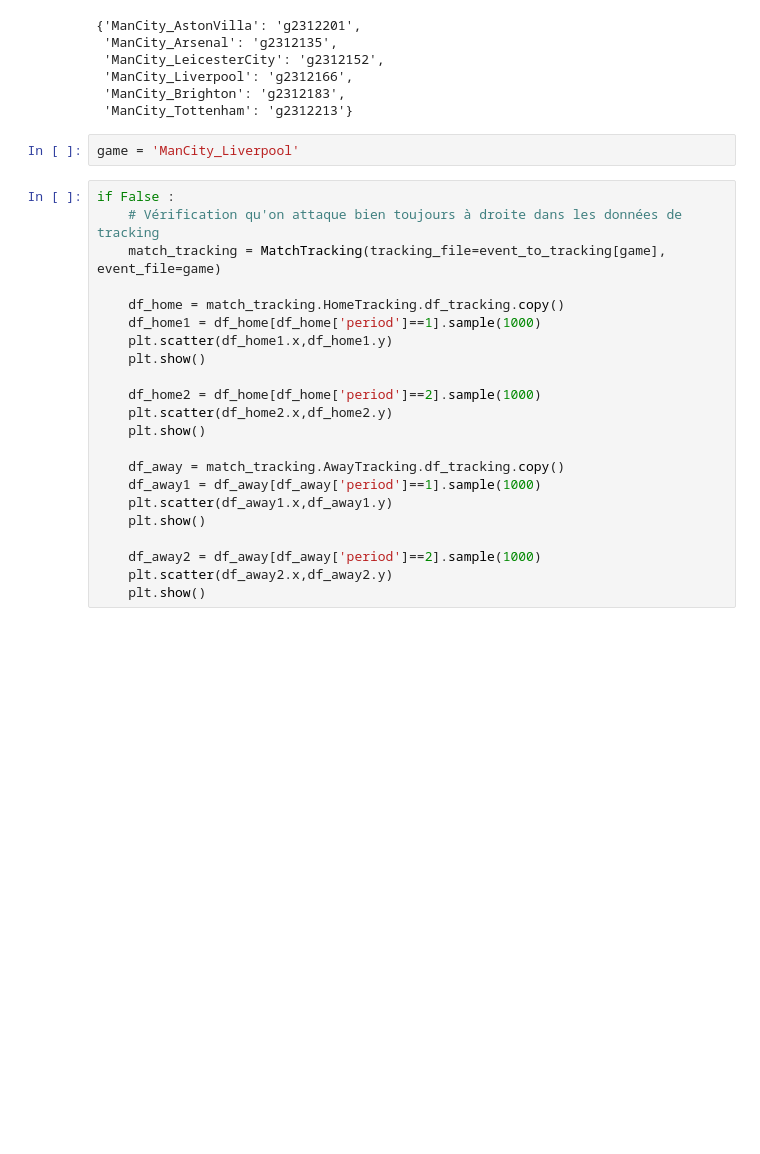
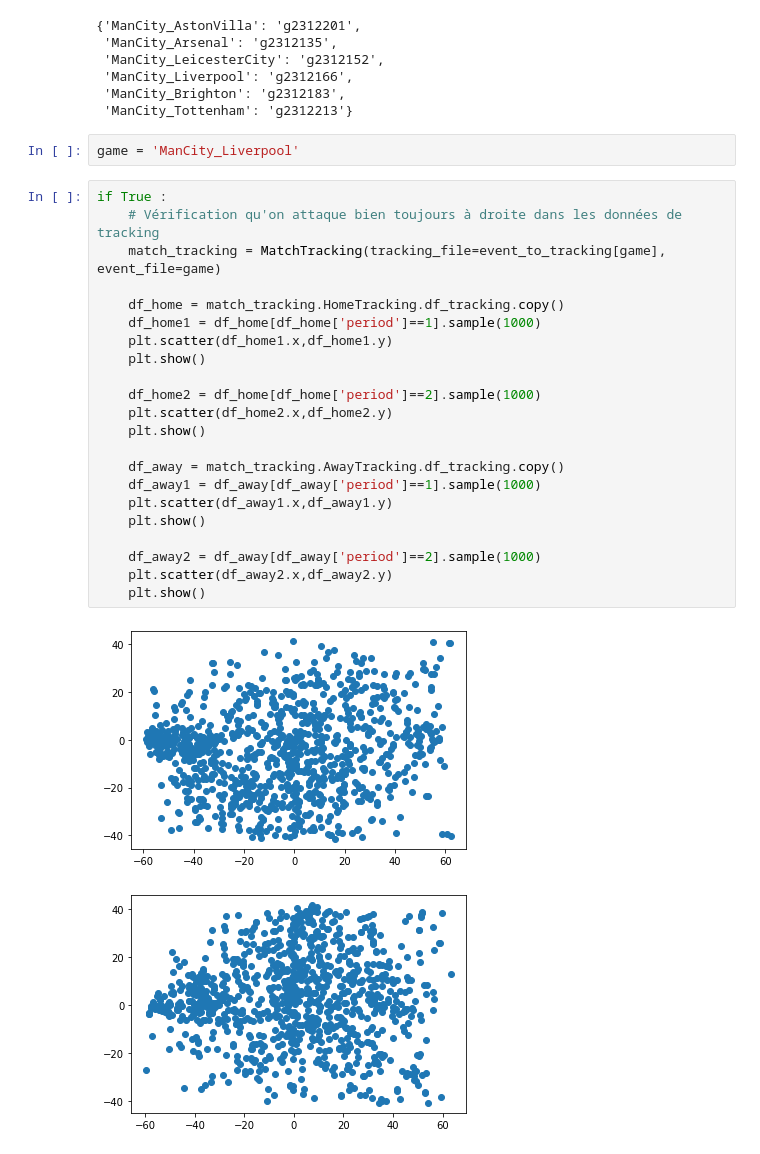
Before and after one commit to fstorme/ManHackathonIrmes, a Jupyter notebook: second_phase/1_Features.ipynb, the cells around one changed output. Drawn from its saved outputs; the diff is of its cells as text; blank space fills up the shorter version.

```diff
--- a/second_phase/1_Features.ipynb
+++ b/second_phase/1_Features.ipynb
@@ -37,24 +34,27 @@ event_to_tracking
 # %%
 game = 'ManCity_Liverpool'
 # %%
-if False :
+if True :
     # Vérification qu'on attaque bien toujours à droite dans les données de tracking
     match_tracking = MatchTracking(tracking_file=event_to_tracking[game], event_file=game)
 
     df_home = match_tracking.HomeTracking.df_tracking.copy()
     df_home1 = df_home[df_home['period']==1].sample(1000)
     plt.scatter(df_home1.x,df_home1.y)
     plt.show()
 
     df_home2 = df_home[df_home['period']==2].sample(1000)
     plt.scatter(df_home2.x,df_home2.y)
     plt.show()
 
     df_away = match_tracking.AwayTracking.df_tracking.copy()
     df_away1 = df_away[df_away['period']==1].sample(1000)
     plt.scatter(df_away1.x,df_away1.y)
     plt.show()
 
     df_away2 = df_away[df_away['period']==2].sample(1000)
     plt.scatter(df_away2.x,df_away2.y)
     plt.show()
+# %% [output]
+[figure, added]
+[figure, added]
```
Also changed, not shown: parts of 7 cells of this notebook, 4 other files.
